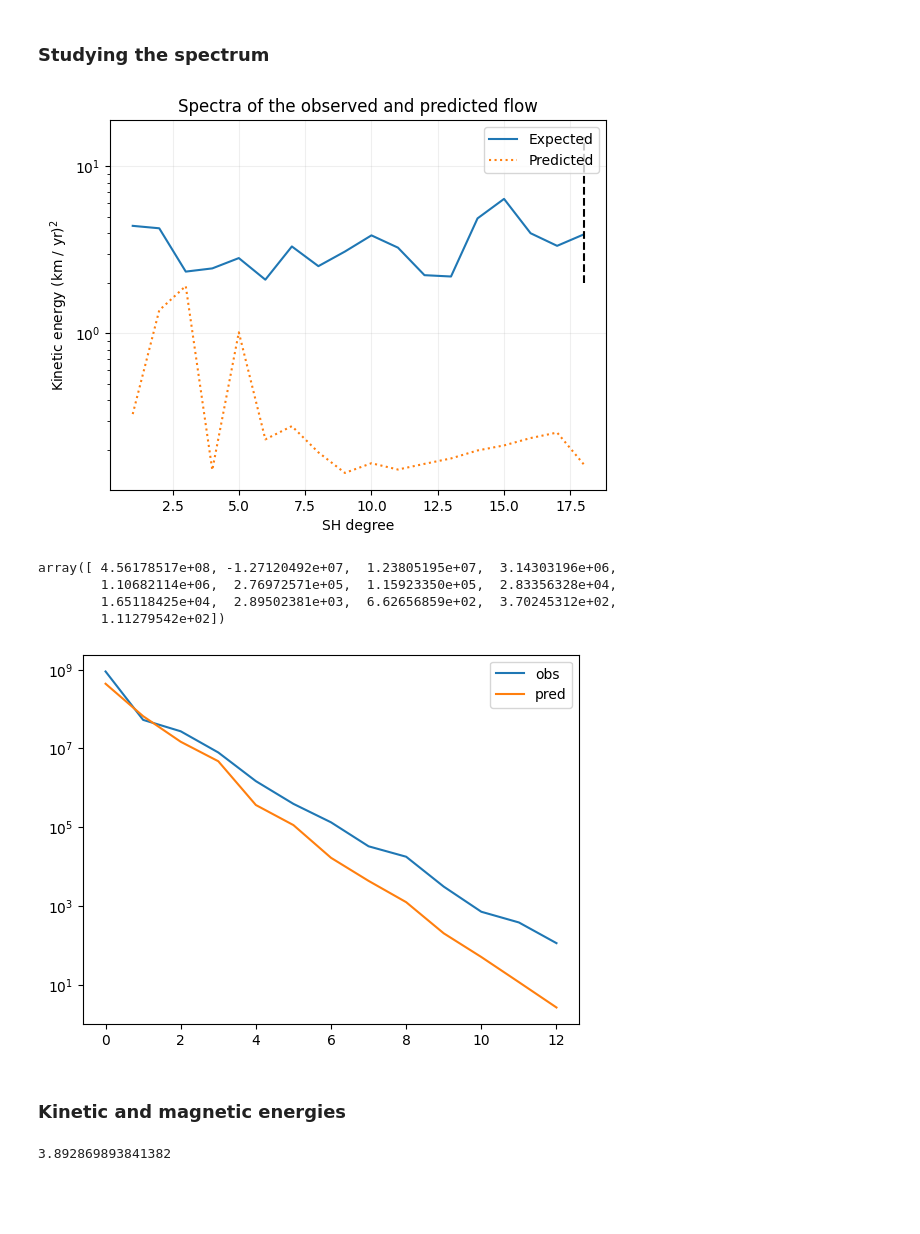
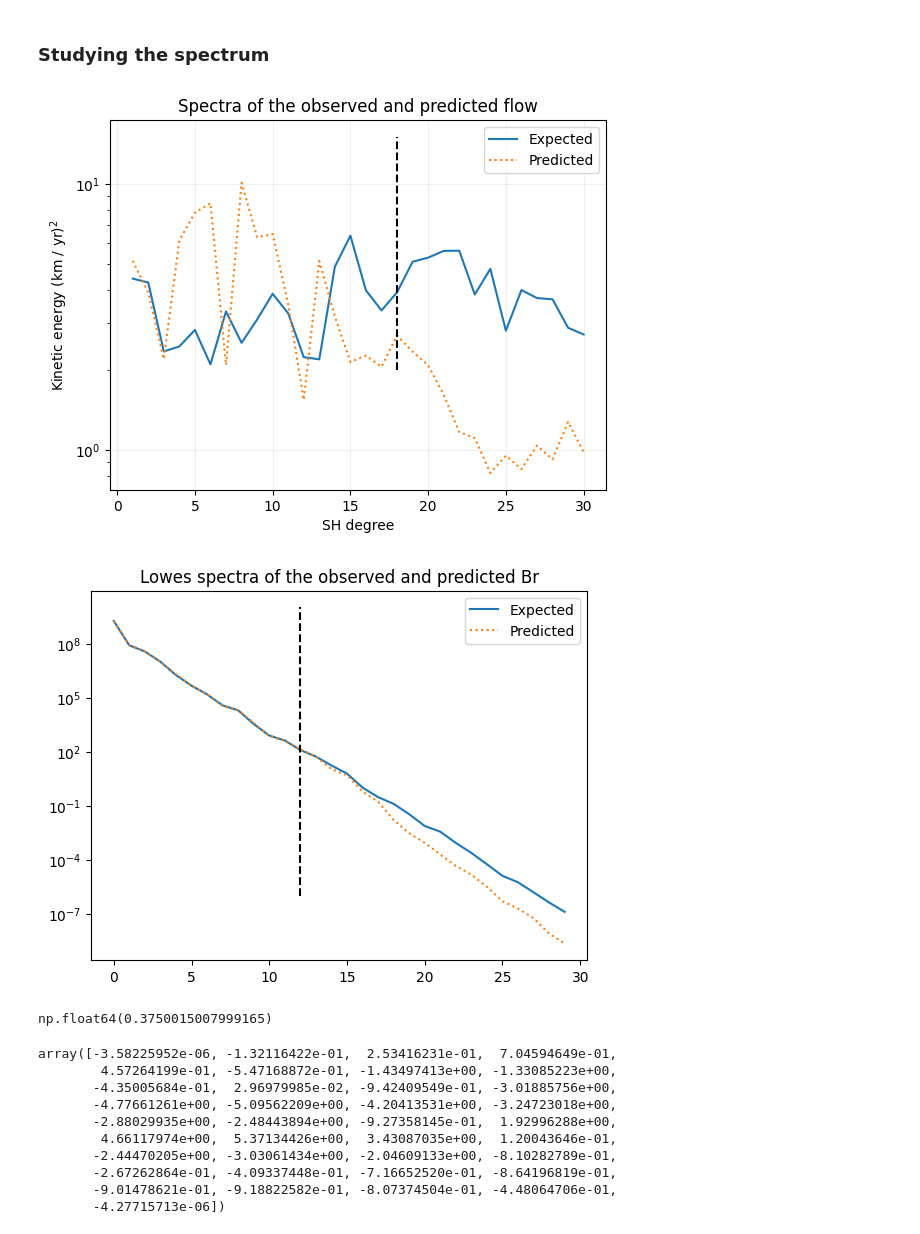
Before and after one commit to RomainClaveau/pygeopinn, a Jupyter notebook: PiNNs.ipynb, the cells around one changed output. Drawn from its saved outputs; the diff is of its cells as text; code cells hidden in the pictures; blank space fills up the shorter version.

```diff
--- a/PiNNs.ipynb
+++ b/PiNNs.ipynb
@@ -404,13 +416,13 @@ def spherical_harmonics(lmax, thetas, phis) -> tuple:
     p = p[:, :(lmax + 1), ...]
 
     def dirac(x):
-        return numpy.float32(x == 0)
+        return numpy.float64(x == 0)
 
     def fact(x):
-        return numpy.float32(scipy.special.factorial(x, exact=False, extend="zero"))
+        return scipy.special.factorial(x)
 
     # Computing Schmidt quasi-normalisation
-    schmidt_norm = numpy.sqrt((2 - dirac(M)) * fact(L - M) / fact(L + M))
+    schmidt_norm = (-1)**M * numpy.sqrt((2 - dirac(M)) * fact(L - M) / fact(L + M))
 
     # Adding the norm
     p = numpy.einsum('ij,ijkl->ijkl', schmidt_norm, p, optimize=True)
@@ -427,7 +439,7 @@ def spherical_harmonics(lmax, thetas, phis) -> tuple:
     return y_cos, y_sin
 # %%
 # Pre-computing the basis functions
-y_cos, y_sin = spherical_harmonics(l_trunc_spectra_u, thetas, phis)
+y_cos, y_sin = spherical_harmonics(lmax_spectra, thetas, phis)
 
 # Converting into tensors
 y_cos_tensor = as_tensor(y_cos[..., slice_thetas, slice_phis])
@@ -1111,7 +1134,7 @@ def spectral_transform_numpy(field: numpy.ndarray, l_trunc: int = 18) -> tuple:
 
     return coeffs_cos, coeffs_sin
 # %%
-l_trunc = l_trunc_spectra_u
+l_trunc = lmax_spectra
 
 # Pre-computing the basis functions
 y_cos, y_sin = spherical_harmonics(l_trunc, thetas, phis)
@@ -1126,7 +1149,7 @@ for l in range(0, l_trunc + 1):
     for m in range(0, l + 1):
         S_pred[l] += C * (coeffs_t_cos_pred[l,m]**2 + coeffs_t_sin_pred[l,m]**2 + coeffs_s_cos_pred[l,m]**2 + coeffs_s_sin_pred[l,m]**2)
 # %%
-l = numpy.arange(0, l_trunc_spectra_u + 1, 1)
+l = numpy.arange(0, lmax_spectra + 1, 1)
 
 plt.plot(l[1:], S_u_obs[1:], label="Expected")
 plt.plot(l[1:], S_pred[1:], label="Predicted", linestyle="dotted")
@@ -1144,45 +1167,53 @@ plt.title("Spectra of the observed and predicted flow")
 
 plt.savefig(f"{folder}spectra.png")
 # %% [output]
-[figure, old version]
+[figure, new version]
 # %%
-y_cos, y_sin = spherical_harmonics(13, thetas, phis)
+lmax_br_spec = lmax_spectra
 
-coeffs_cos, coeffs_sin = spectral_transform_numpy(br_pred, 13)
+y_cos, y_sin = spherical_harmonics(lmax_br_spec, thetas, phis)
 
-C2 = numpy.zeros((14, 14))
+coeffs_cos, coeffs_sin = spectral_transform_numpy(br_pred, lmax_br_spec)
 
-S_pred = numpy.zeros(14)
+S_pred = numpy.zeros(lmax_br_spec+1)
 
-for l in range(1, 14):
+for l in range(0, lmax_spectra+1):
     for m in range(0, l + 1):
-        C2[l,m] = (-1)**m * (rC / rE)**(l + 2) / (l + 1)
+        C2 = (rC / rE)**(l + 2) / (l + 1)
 
-        coeffs_cos[l, m] *= C2[l, m]
-        coeffs_sin[l, m] *= C2[l, m]
+        coeffs_cos[l, m] *= C2
+        coeffs_sin[l, m] *= C2
 
     S_pred[l] = (l + 1) * (coeffs_cos[l]**2 + coeffs_sin[l]**2).sum()
 
-plt.plot(S_br_obs[1:], label="obs")
-plt.plot(S_pred[1:], label="pred")
+plt.plot(S_br_obs[1:], label="Expected")
+plt.plot(S_pred[1:], label="Predicted", linestyle="dotted")
+
+plt.vlines(13 - 1, 1e-6, 1e10, linestyle="dashed", color="black")
 
 plt.yscale("log")
 
 plt.legend()
 
-S_br_obs[1:] - S_pred[1:]
+plt.title("Lowes spectra of the observed and predicted Br")
+
+plt.savefig(f"{folder}spectra_br.png")
 # %% [output]
-array([ 4.56178517e+08, -1.27120492e+07,  1.23805195e+07,  3.14303196e+06,
-        1.10682114e+06,  2.76972571e+05,  1.15923350e+05,  2.83356328e+04,
-        1.65118425e+04,  2.89502381e+03,  6.62656859e+02,  3.70245312e+02,
-        1.11279542e+02])
-[figure, old version]
+[figure, new version]
-# %% [markdown]
-### Kinetic and magnetic energies
-# %%
-x = numpy.sum(br_obs**2 * dΩ) / numpy.sum(dΩ)
-y = numpy.sum(br_pred**2 * dΩ) / numpy.sum(dΩ)
-
-print(x / y)
-# %% [output]
-3.892869893841382
+# %%
+numpy.mean(((S_pred[1:] - S_br_obs[1:]) / S_br_obs[1:])**2)
+# %% [output]
+np.float64(0.3750015007999165)
+# %%
+br_obs[..., 0] - br_obs[..., -1]
+# %% [output]
+array([-3.58225952e-06, -1.32116422e-01,  2.53416231e-01,  7.04594649e-01,
+        4.57264199e-01, -5.47168872e-01, -1.43497413e+00, -1.33085223e+00,
+       -4.35005684e-01,  2.96979985e-02, -9.42409549e-01, -3.01885756e+00,
+       -4.77661261e+00, -5.09562209e+00, -4.20413531e+00, -3.24723018e+00,
+       -2.88029935e+00, -2.48443894e+00, -9.27358145e-01,  1.92996288e+00,
+        4.66117974e+00,  5.37134426e+00,  3.43087035e+00,  1.20043646e-01,
+       -2.44470205e+00, -3.03061434e+00, -2.04609133e+00, -8.10282789e-01,
+       -2.67262864e-01, -4.09337448e-01, -7.16652520e-01, -8.64196819e-01,
+       -9.01478621e-01, -9.18822582e-01, -8.07374504e-01, -4.48064706e-01,
+       -4.27715713e-06])
```
Also changed, not shown: parts of 18 cells of this notebook.
